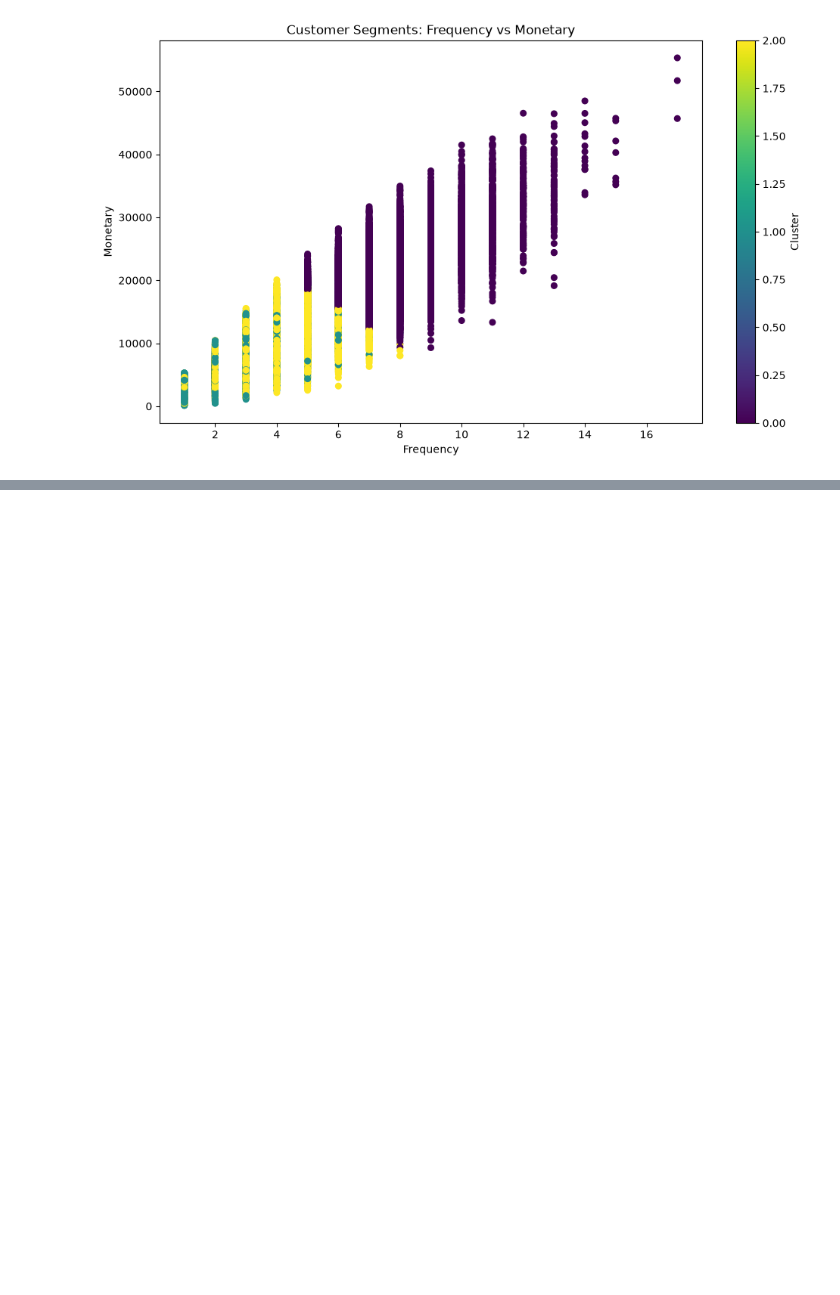
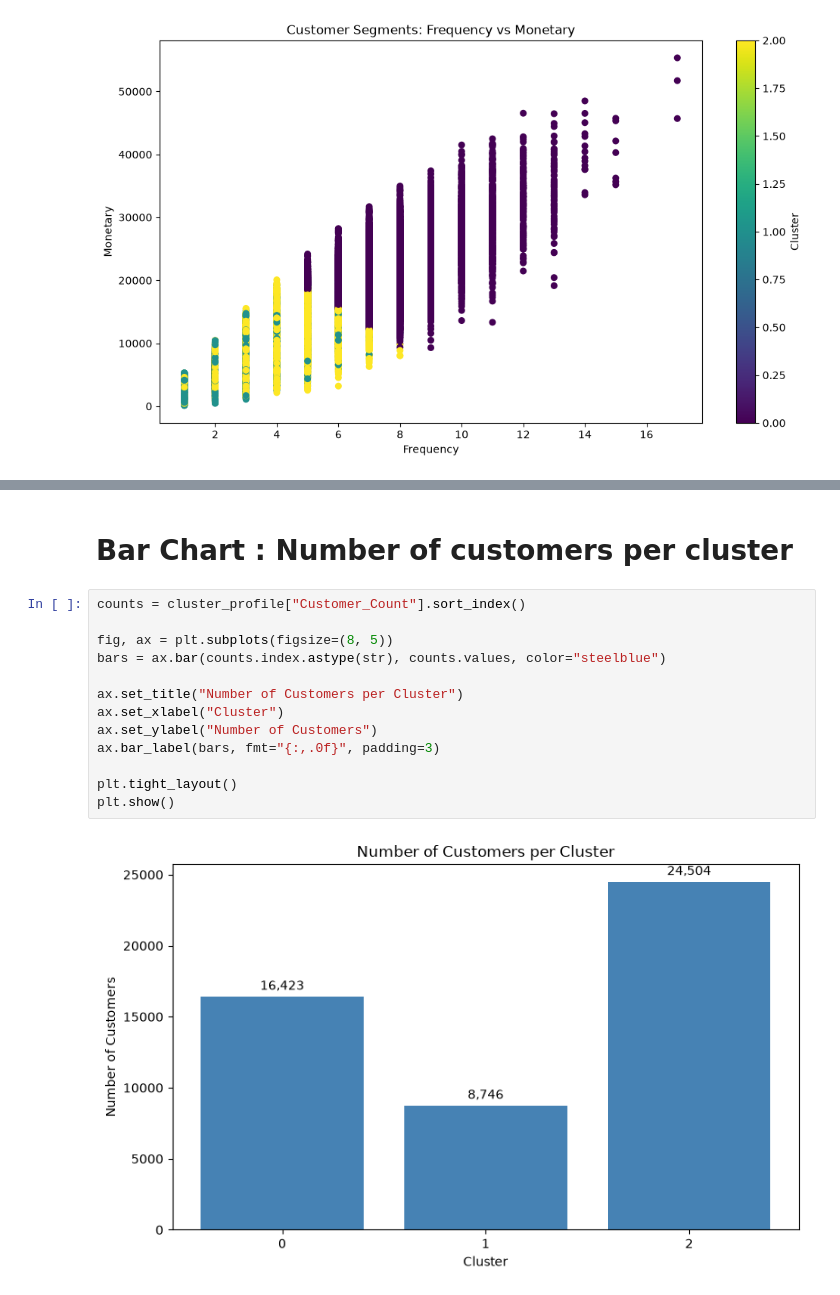
Before and after one commit to harshaslekar5968-crypto/OIBSIP, a Jupyter notebook: DataAnalystics-L1-E-Commerce Customer Data/Customer_Segmentation_RFM_analysis.ipynb, the cells around one changed output, grey strips where cells are left out. Cells and saved outputs as stored; diff of their text form; blank space fills up the shorter version.

Commit message:
Refresh customer segmentation analysis

```diff
--- a/DataAnalystics-L1-E-Commerce Customer Data/Customer_Segmentation_RFM_analysis.ipynb
+++ b/DataAnalystics-L1-E-Commerce Customer Data/Customer_Segmentation_RFM_analysis.ipynb
@@ -362,0 +411,17 @@ plt.show()
+# %% [markdown]
+# Bar Chart : Number of customers per cluster
+# %%
+counts = cluster_profile["Customer_Count"].sort_index()
+
+fig, ax = plt.subplots(figsize=(8, 5))
+bars = ax.bar(counts.index.astype(str), counts.values, color="steelblue")
+
+ax.set_title("Number of Customers per Cluster")
+ax.set_xlabel("Cluster")
+ax.set_ylabel("Number of Customers")
+ax.bar_label(bars, fmt="{:,.0f}", padding=3)
+
+plt.tight_layout()
+plt.show()
+# %% [output]
+[figure, added]
```
Also changed, not shown: parts of 2 cells of this notebook.
